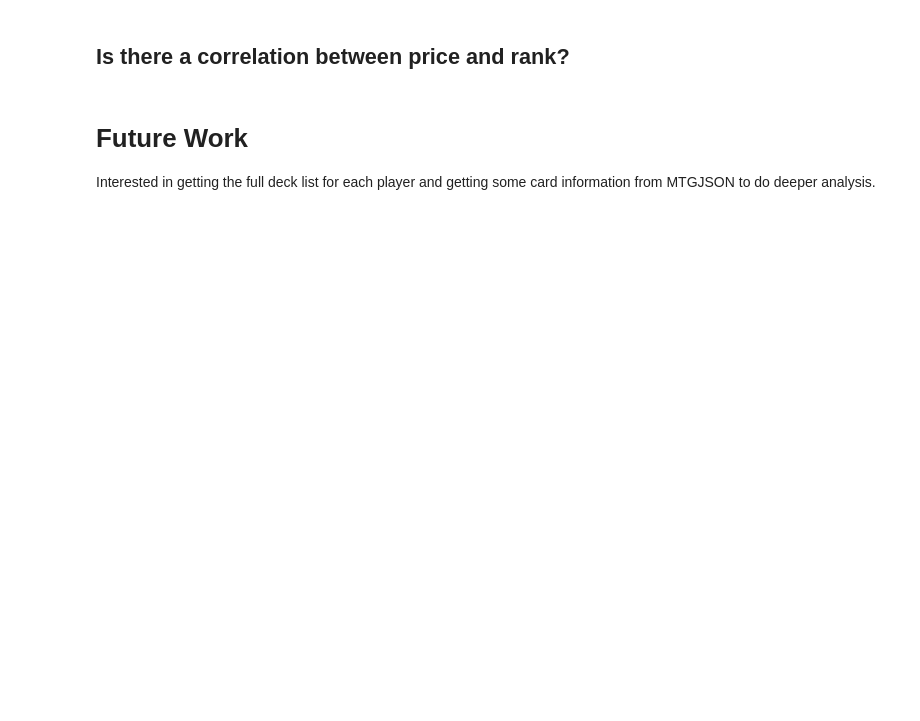
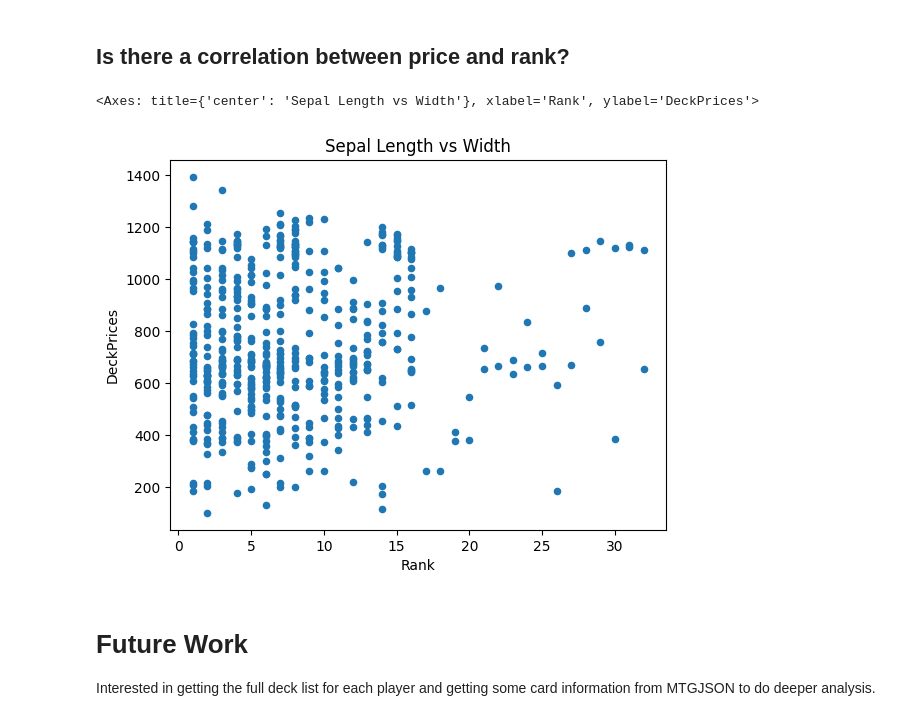
Before and after one commit to abbyortego/cmps-6790-final-tutorial, a Jupyter notebook: Milestone1.ipynb, the cells around one changed output. Drawn from its saved outputs; the diff is of its cells as text; code cells hidden in the pictures; blank space fills up the shorter version.

```diff
--- a/Milestone1.ipynb
+++ b/Milestone1.ipynb
@@ -430,5 +472,10 @@ It's important to know how many samples we have for each rank!
 # %% [markdown]
 ## Is there a correlation between price and rank?
+# %%
+decks_df.plot.scatter(x='Rank', y='DeckPrices', title='Sepal Length vs Width')
+# %% [output]
+<Axes: title={'center': 'Sepal Length vs Width'}, xlabel='Rank', ylabel='DeckPrices'>
+[figure, added]
 # %% [markdown]
 # Future Work
 
```
Also changed, not shown: parts of 7 cells of this notebook, 3 other files.
